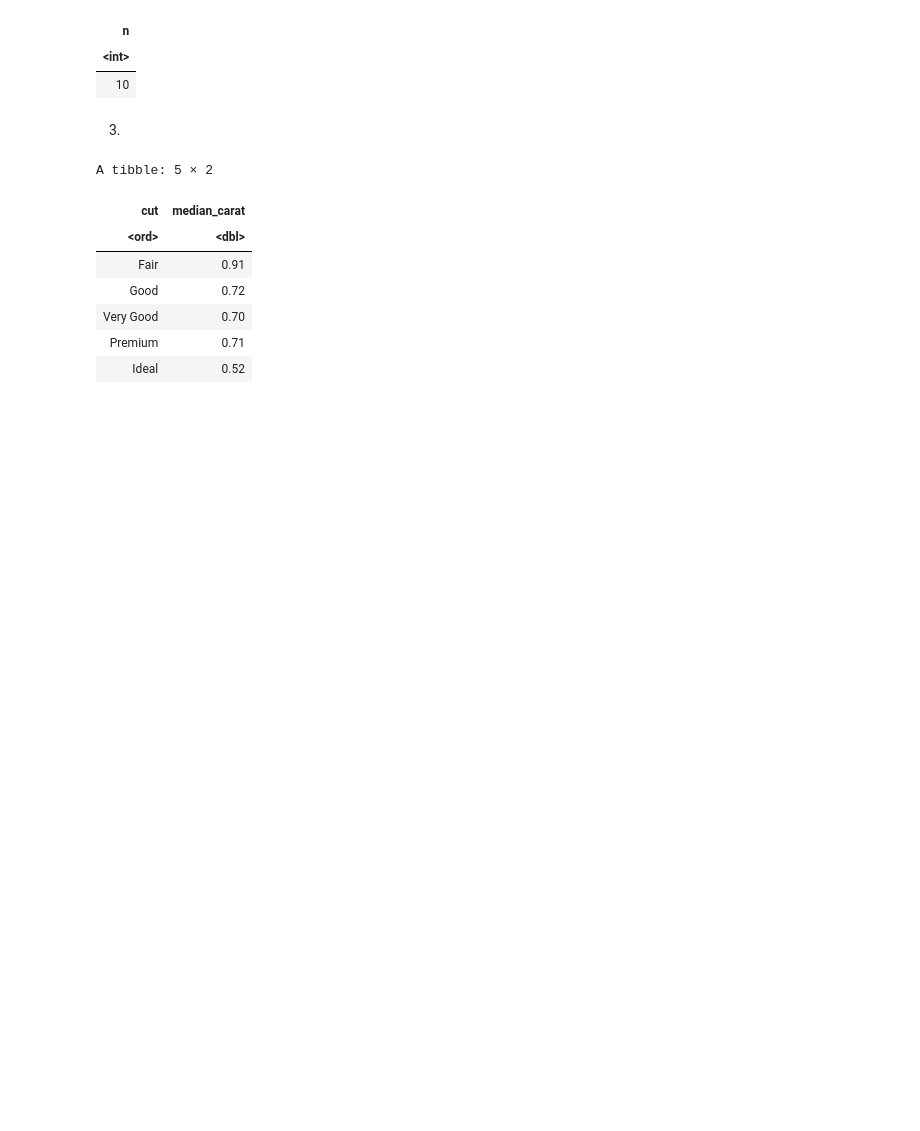
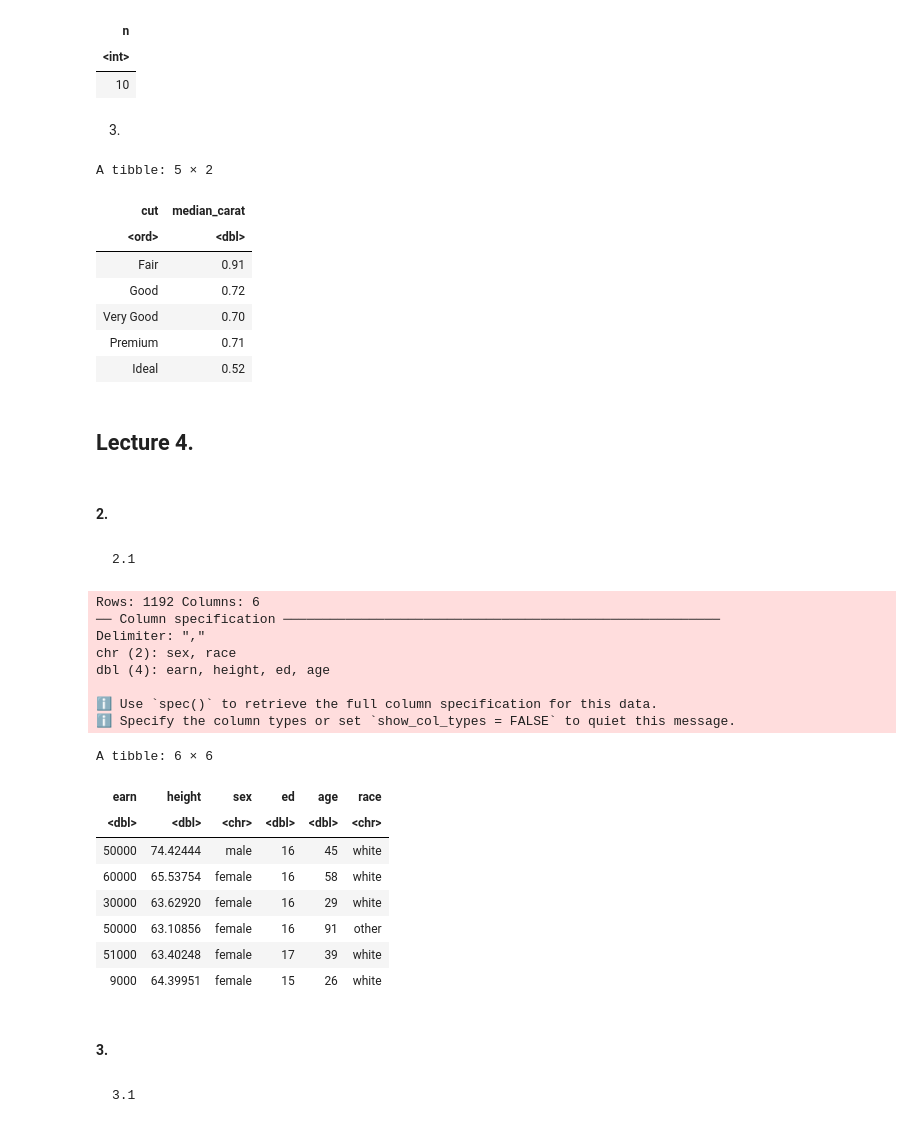
Before and after one commit to Nedevi/DSC1107, a Jupyter notebook: dsc1107-fa1-cobarrubias-i.ipynb, the cells around one changed output. Cells and saved outputs as stored; diff of their text form; code cells hidden in the pictures; blank space fills up the shorter version.

```diff
--- a/dsc1107-fa1-cobarrubias-i.ipynb
+++ b/dsc1107-fa1-cobarrubias-i.ipynb
@@ -137,3 +274,34 @@ A tibble: 5 × 2
 | Very Good | 0.70 |
 | Premium | 0.71 |
 | Ideal | 0.52 |
+# %% [markdown]
+## Lecture 4.
+# %% [markdown]
+#### 2.
+# %% [markdown]
+    2.1
+# %%
+heights = read_csv("/kaggle/input/aaaaaa/heights.csv")
+head(heights)
+# %% [output]
+Rows: 1192 Columns: 6
+── Column specification ────────────────────────────────────────────────────────
+Delimiter: ","
+chr (2): sex, race
+dbl (4): earn, height, ed, age
+
+ℹ Use `spec()` to retrieve the full column specification for this data.
+ℹ Specify the column types or set `show_col_types = FALSE` to quiet this message.
+A tibble: 6 × 6
+| earn | height | sex | ed | age | race |
+| <dbl> | <dbl> | <chr> | <dbl> | <dbl> | <chr> |
+| 50000 | 74.42444 | male | 16 | 45 | white |
+| 60000 | 65.53754 | female | 16 | 58 | white |
+| 30000 | 63.62920 | female | 16 | 29 | white |
+| 50000 | 63.10856 | female | 16 | 91 | other |
+| 51000 | 63.40248 | female | 17 | 39 | white |
+| 9000 | 64.39951 | female | 15 | 26 | white |
+# %% [markdown]
+#### 3.
+# %% [markdown]
+    3.1
```
Also changed, not shown: parts of 39 cells of this notebook.
